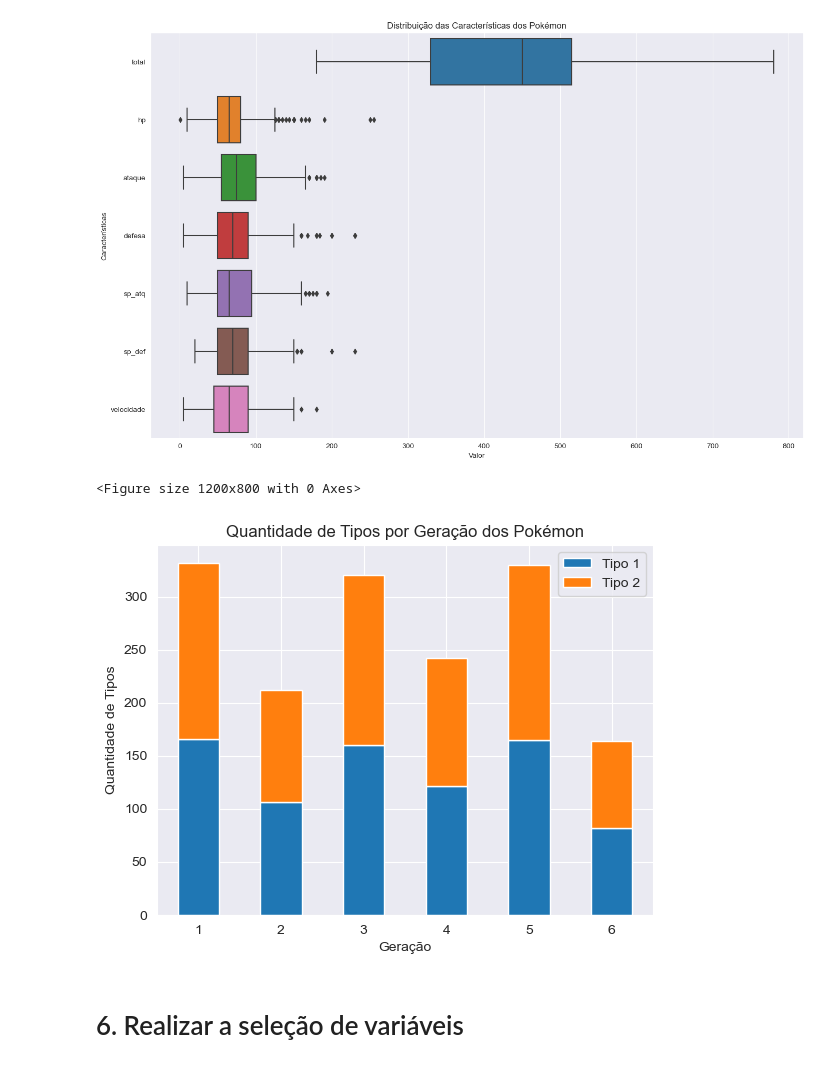
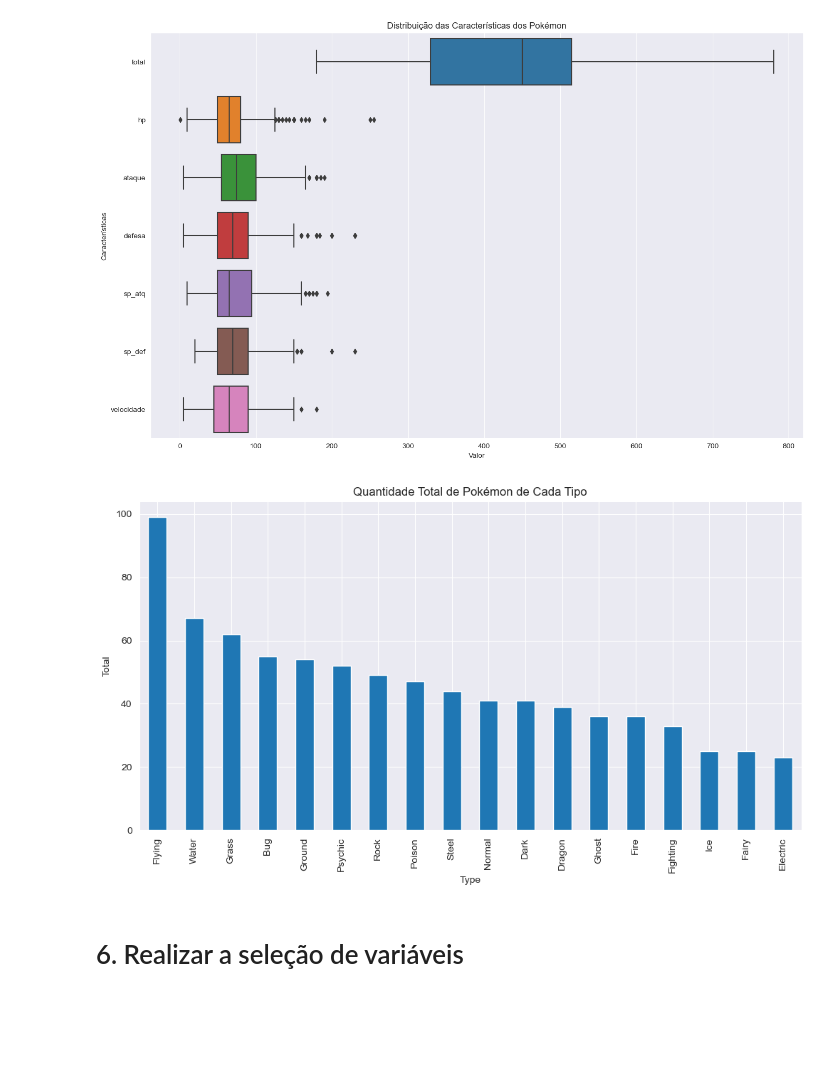
Before and after one commit to Projecs-UAM/DataMon, a Jupyter notebook: main.ipynb, the cells around one changed output. Drawn from its saved outputs; the diff is of its cells as text; code cells hidden in the pictures; blank space fills up the shorter version.

Commit message:
Mudando plotagem, deixando o código mais limpo e melhor comentado.

```diff
--- a/main.ipynb
+++ b/main.ipynb
@@ -419,21 +436,26 @@ plt.ylabel('Características')
 plt.show()
 # %% [output]
 [figure]
-# %%
-# Contagem de tipos por geração dos Pokémon
-# O seguinte plot mostra a diferença de quantidade de pokemons que possuem mais de um tipo em cada geração
-plt.figure(figsize=(12, 8))
-types_by_generation = df.groupby('geracao')[['tipo_1', 'tipo_2']].agg(lambda x: x.notna().sum())
-types_by_generation.plot(kind='bar', stacked=True)
-plt.title('Quantidade de Tipos por Geração dos Pokémon')
-plt.xlabel('Geração')
-plt.ylabel('Quantidade de Tipos')
-plt.xticks(rotation=0)
-plt.legend(['Tipo 1', 'Tipo 2'])
-plt.show()
-# %% [output]
-<Figure size 1200x800 with 0 Axes>
-[figure, removed]
+# %%
+df['tipo_2'].replace('None', np.nan, inplace=True) # Substitui os valores 'None' por NaN.
+
+df.dropna(subset=['tipo_2'], inplace=True) # Remove as linhas que contém valores NaN na coluna 'tipo_2'.
+
+type_counts = df['tipo_1'].append(df['tipo_2']).value_counts() # Conta a quantidade de pokemons por tipo.
+
+# Plotagem
+
+type_counts.plot(kind='bar', figsize=(12, 6)) # Cria um gráfico de barras.
+
+# Características do gráfico
+plt.title('Quantidade Total de Pokémon de Cada Tipo')
+plt.xlabel('Type')
+plt.ylabel('Total')
+
+# Amostragem do gráfico
+plt.show()
+# %% [output]
+[figure, added]
 # %% [markdown]
 # 6. Realizar a seleção de variáveis
 # %%
```
Also changed, not shown: parts of 3 cells of this notebook.
